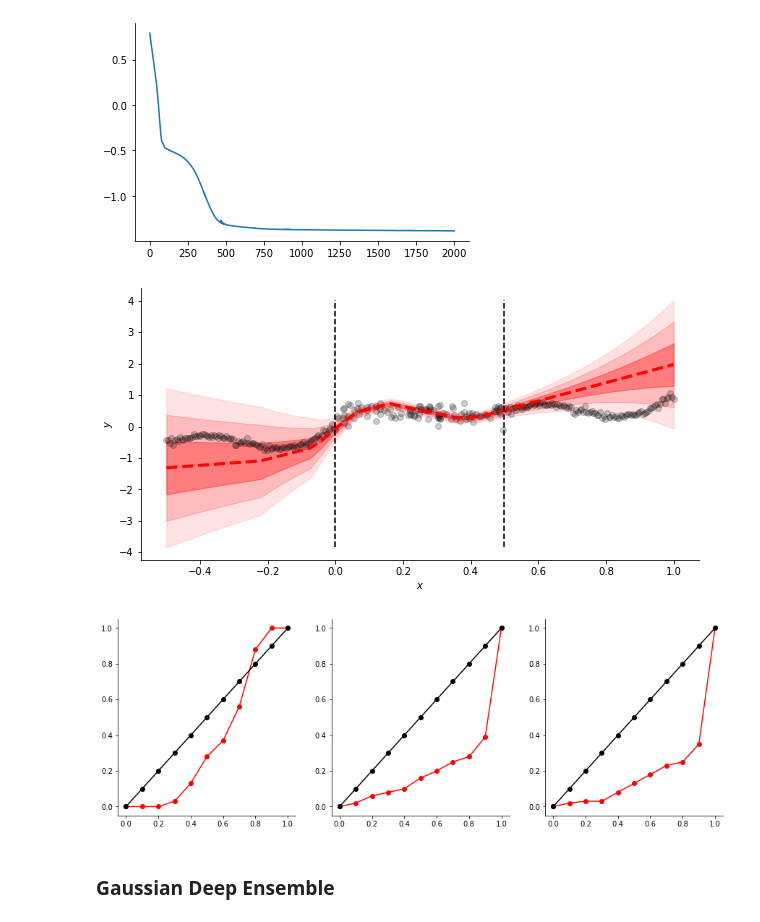
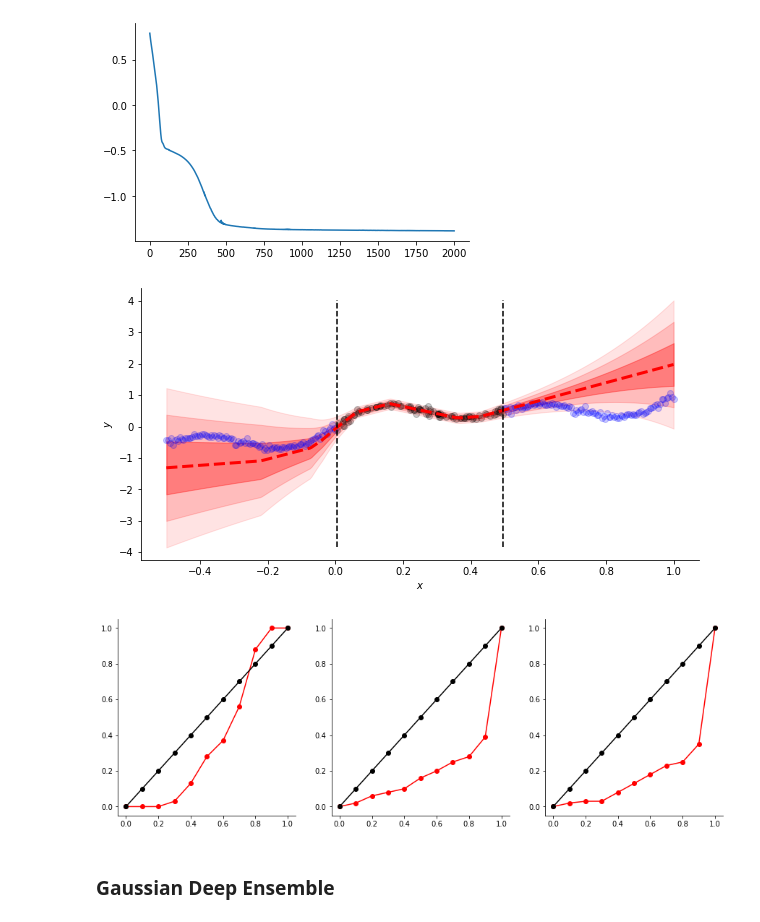
Before and after one commit to nipunbatra/bnn-zoo, a Jupyter notebook: notebooks/regression/DeepEnsemble_SinData.ipynb, the cells around one changed output. Saved outputs shown, nothing was run; the diff lists cells and outputs as text; code cells hidden in the pictures.

```diff
--- a/notebooks/regression/DeepEnsemble_SinData.ipynb
+++ b/notebooks/regression/DeepEnsemble_SinData.ipynb
@@ -68,0 +77,8 @@ plt.scatter(x_stack,y_stack)
+# %%
+params_list = []
+losses_list = []
+for i in range(5):
+    params = model.init(jax.random.PRNGKey(i), auxs['X'], deterministic = True)
+    params, loss =  fits.fit(model, params, auxs, learning_rate=0.003, epochs=2000, verbose=False)
+    params_list.append(params)
+    losses_list.append(loss)
@@ -104,13 +147,13 @@ sns.despine()
 [figure]
 # %%
 mean,sigma = model.apply(params,x_stack,deterministic=True)
-plot.plot_prediction(x_stack,y_stack,mean,sigma)
+plot.plot_prediction(X,Y,x_stack,y_stack,mean,sigma)
 fig, (ax1, ax2,ax3) = plt.subplots(1,3,figsize=(15,5))
 df,df2 = plot.calibration_regression(mean[:100],sigma[:100],y_test_1,ax1)
 df = plot.calibration_regression(mean[100:200],sigma[100:200],Y,ax2)
 df,_ = plot.calibration_regression(mean[200:],sigma[200:],y_test_2,ax3)
 # %% [output]
-[figure, old version]
+[figure, new version]
 [figure]
 # %% [markdown]
 ### Gaussian Deep Ensemble
```
Also changed, not shown: parts of 11 cells of this notebook, 3 other files.
